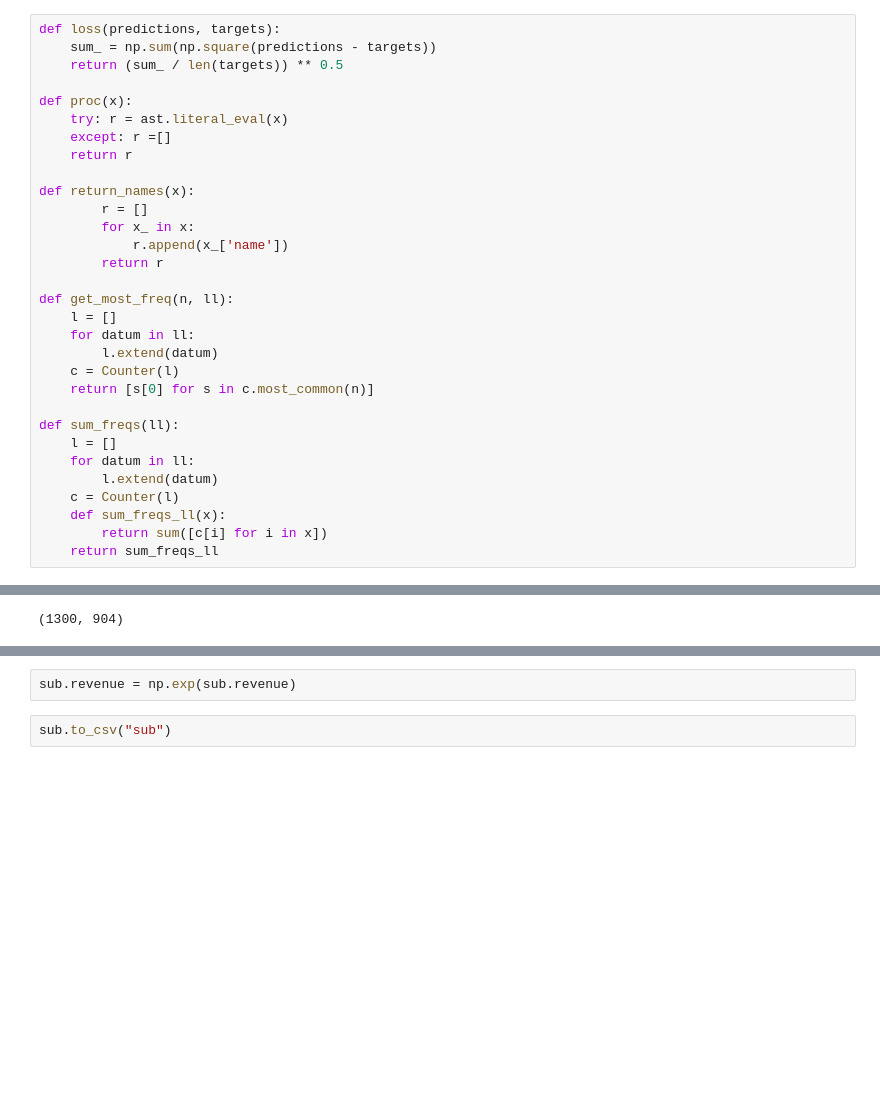
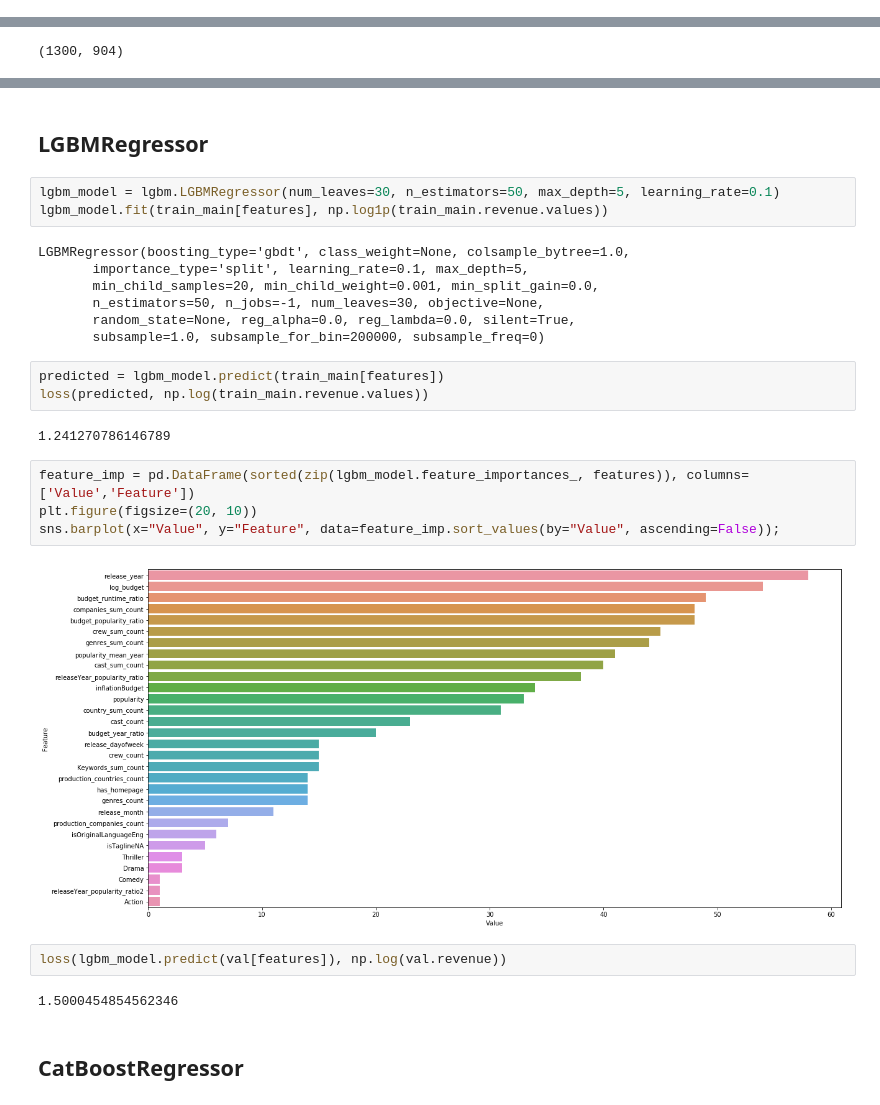
Before and after one commit to tigofat/kaggle_competition, a Jupyter notebook: training_no_budget.ipynb, the cells around one changed output, grey strips where cells are left out. Cells and saved outputs as stored; diff of their text form; blank space fills up the shorter version.

```diff
--- a/training_no_budget.ipynb
+++ b/training_no_budget.ipynb
@@ -158,34 +171,3 @@ len(train), len(test), len(data)
-# %%
-def loss(predictions, targets):
-    sum_ = np.sum(np.square(predictions - targets))
-    return (sum_ / len(targets)) ** 0.5
-
-def proc(x):
-    try: r = ast.literal_eval(x)
-    except: r =[]
-    return r
-
-def return_names(x):
-        r = []
-        for x_ in x:
-            r.append(x_['name'])
-        return r
-
-def get_most_freq(n, ll):
-    l = []
-    for datum in ll:
-        l.extend(datum)
-    c = Counter(l)
-    return [s[0] for s in c.most_common(n)]
-
-def sum_freqs(ll):
-    l = []
-    for datum in ll:
-        l.extend(datum)
-    c = Counter(l)
-    def sum_freqs_ll(x):
-        return sum([c[i] for i in x])
-    return sum_freqs_ll
 # %% [markdown]
 ## feature creation
 # %%
@@ -395,4 +482,29 @@ sub.revenue.update(budget_prediction)
-# %%
-sub.revenue = np.exp(sub.revenue)
-# %%
-sub.to_csv("sub")
+# %% [markdown]
+## LGBMRegressor
+# %%
+lgbm_model = lgbm.LGBMRegressor(num_leaves=30, n_estimators=50, max_depth=5, learning_rate=0.1)
+lgbm_model.fit(train_main[features], np.log1p(train_main.revenue.values))
+# %% [output]
+LGBMRegressor(boosting_type='gbdt', class_weight=None, colsample_bytree=1.0,
+       importance_type='split', learning_rate=0.1, max_depth=5,
+       min_child_samples=20, min_child_weight=0.001, min_split_gain=0.0,
+       n_estimators=50, n_jobs=-1, num_leaves=30, objective=None,
+       random_state=None, reg_alpha=0.0, reg_lambda=0.0, silent=True,
+       subsample=1.0, subsample_for_bin=200000, subsample_freq=0)
+# %%
+predicted = lgbm_model.predict(train_main[features])
+loss(predicted, np.log(train_main.revenue.values))
+# %% [output]
+1.241270786146789
+# %%
+feature_imp = pd.DataFrame(sorted(zip(lgbm_model.feature_importances_, features)), columns=['Value','Feature'])
+plt.figure(figsize=(20, 10))
+sns.barplot(x="Value", y="Feature", data=feature_imp.sort_values(by="Value", ascending=False));
+# %% [output]
+[figure, added]
+# %%
+loss(lgbm_model.predict(val[features]), np.log(val.revenue))
+# %% [output]
+1.5000454854562346
+# %% [markdown]
+## CatBoostRegressor
```
Also changed, not shown: parts of 73 cells of this notebook, 14 other files.
